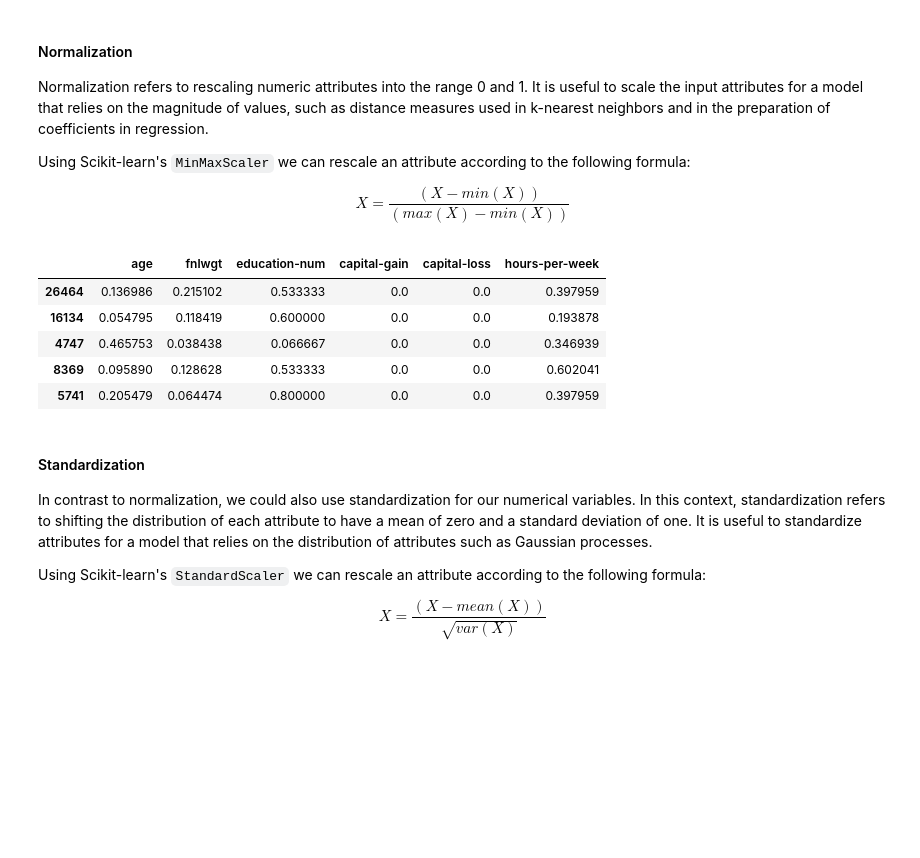
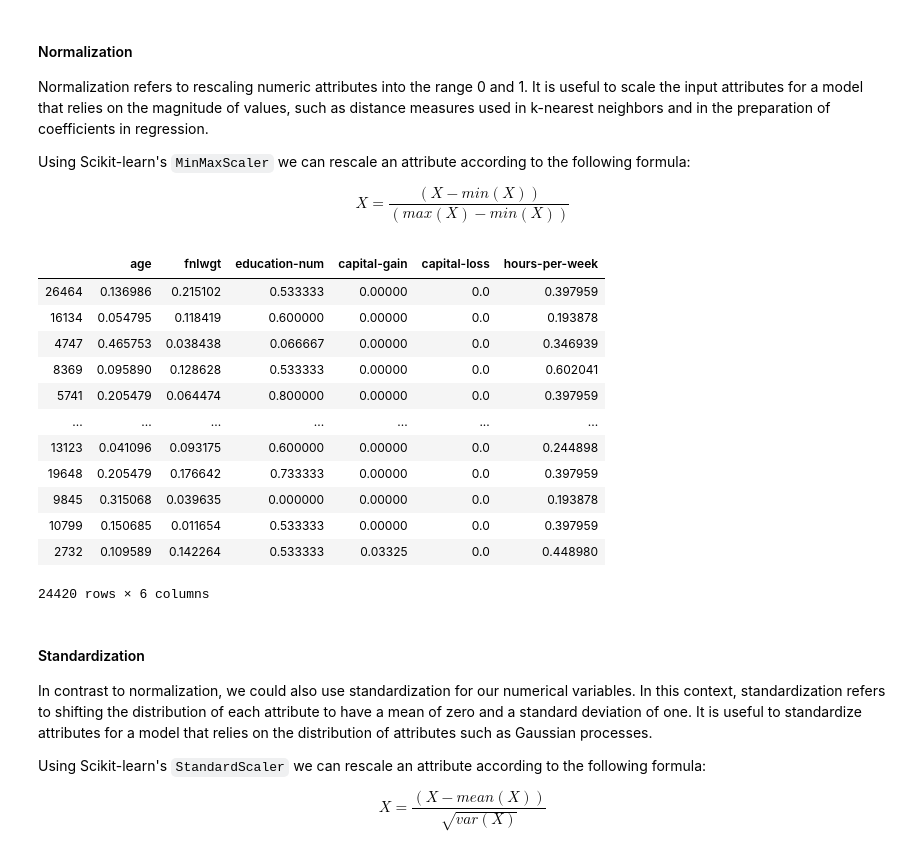
Before and after one commit to wi3jmu/PDS1920, a Jupyter notebook: Lecture/04_Feature_Engineering.ipynb, the cells around one changed output. Saved outputs shown, nothing was run; the diff lists cells and outputs as text; code cells hidden in the pictures; blank space fills up the shorter version.

```diff
--- a/Lecture/04_Feature_Engineering.ipynb
+++ b/Lecture/04_Feature_Engineering.ipynb
@@ -79,4 +97,4 @@ To this end, we can distinguish between preprocessing and feature generation.
 # %% [markdown]
 To work on our numeric features, we have to identify all numeric columns in our dataset:
 # %%
-numCols = [cname for cname in train_X.columns if train_X[cname].dtype != "object"]
+numCols = [cname for cname in train_X.columns if train_X[cname].dtype != "object"]; numCols
@@ -111,21 +136,28 @@ Using Scikit-learn's ``MinMaxScaler`` we can rescale an attribute according to t
 # %%
 from sklearn.preprocessing import MinMaxScaler
 
 scaler = MinMaxScaler()
 
 train_X_num_normalized = pd.DataFrame(scaler.fit_transform(train_X_num),
                                       columns=train_X_num.columns, index=train_X_num.index)
 val_X_num_normalized = pd.DataFrame(scaler.transform(val_X_num),
                                     columns=train_X_num.columns, index=val_X_num.index)
 
-train_X_num_normalized.head()
+train_X_num_normalized
 # %% [output]
 |  | age | fnlwgt | education-num | capital-gain | capital-loss | hours-per-week |
-| 26464 | 0.136986 | 0.215102 | 0.533333 | 0.0 | 0.0 | 0.397959 |
-| 16134 | 0.054795 | 0.118419 | 0.600000 | 0.0 | 0.0 | 0.193878 |
-| 4747 | 0.465753 | 0.038438 | 0.066667 | 0.0 | 0.0 | 0.346939 |
-| 8369 | 0.095890 | 0.128628 | 0.533333 | 0.0 | 0.0 | 0.602041 |
-| 5741 | 0.205479 | 0.064474 | 0.800000 | 0.0 | 0.0 | 0.397959 |
+| 26464 | 0.136986 | 0.215102 | 0.533333 | 0.00000 | 0.0 | 0.397959 |
+| 16134 | 0.054795 | 0.118419 | 0.600000 | 0.00000 | 0.0 | 0.193878 |
+| 4747 | 0.465753 | 0.038438 | 0.066667 | 0.00000 | 0.0 | 0.346939 |
+| 8369 | 0.095890 | 0.128628 | 0.533333 | 0.00000 | 0.0 | 0.602041 |
+| 5741 | 0.205479 | 0.064474 | 0.800000 | 0.00000 | 0.0 | 0.397959 |
+| ... | ... | ... | ... | ... | ... | ... |
+| 13123 | 0.041096 | 0.093175 | 0.600000 | 0.00000 | 0.0 | 0.244898 |
+| 19648 | 0.205479 | 0.176642 | 0.733333 | 0.00000 | 0.0 | 0.397959 |
+| 9845 | 0.315068 | 0.039635 | 0.000000 | 0.00000 | 0.0 | 0.193878 |
+| 10799 | 0.150685 | 0.011654 | 0.533333 | 0.00000 | 0.0 | 0.397959 |
+| 2732 | 0.109589 | 0.142264 | 0.533333 | 0.03325 | 0.0 | 0.448980 |
+24420 rows × 6 columns
 # %% [markdown]
 #### Standardization
 
```
Also changed, not shown: parts of 15 cells of this notebook.
